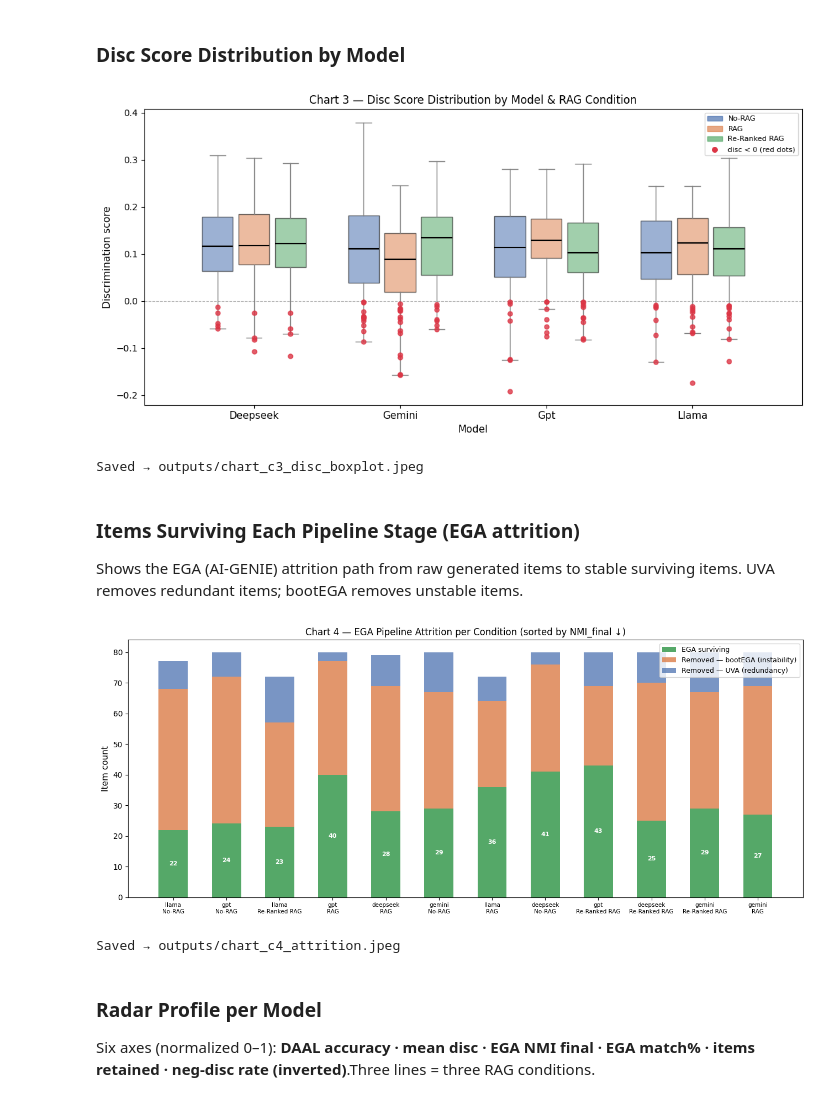
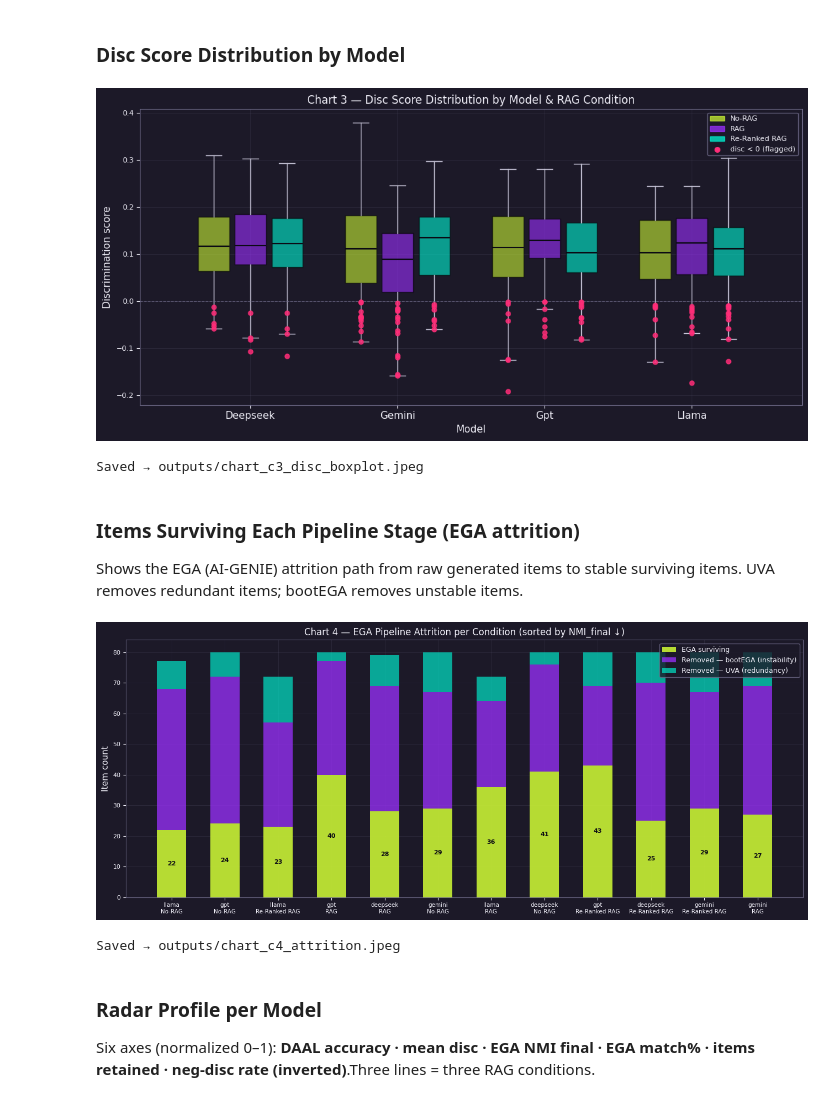
Before and after one commit to Holly-olly/item-forge, a Jupyter notebook: item_forge.ipynb, the cells around one changed output. Cells and saved outputs as stored; diff of their text form; code cells hidden in the pictures.

```diff
--- a/item_forge.ipynb
+++ b/item_forge.ipynb
@@ -324,9 +391,10 @@ EXPECTED_LABELS = {
 }
 
 fig, axes = plt.subplots(len(SCALES), 3, figsize=(18, 5 * len(SCALES)), dpi=150)
+fig.patch.set_facecolor(P['deep'])
 
 for row_i, (scale_name, scale_desc) in enumerate(SCALES.items()):
-    print(f'\n{'='*60}')
+    print(f'\n{"="*60}')
     print(f'Scale: {scale_name}')
     print(f'Query: {scale_desc}')
     results = retrieve_items(scale_desc, k=20)
@@ -342,24 +410,35 @@ for row_i, (scale_name, scale_desc) in enumerate(SCALES.items()):
     print(f'\nPrecision: {precision:.2f} | Recall: {recall:.2f} | F1: {f1:.2f}')
 
     ax_metrics, ax_labels, ax_rank = axes[row_i]
+    for ax in (ax_metrics, ax_labels, ax_rank):
+        ax.set_facecolor(P['deep'])
+        for spine in ax.spines.values(): spine.set_edgecolor(P['slate'])
+        ax.tick_params(colors=P['white'], labelsize=8)
+        ax.xaxis.label.set_color(P['white']); ax.yaxis.label.set_color(P['white'])
+        ax.title.set_color(P['white'])
 
     # Chart 1: Metrics
-    ax_metrics.bar(['Precision', 'Recall', 'F1'], [precision, recall, f1], color=['steelblue','coral','seagreen'])
+    ax_metrics.bar(['Precision', 'Recall', 'F1'], [precision, recall, f1],
+                   color=[P['lime'], P['cyan'], P['violet']], alpha=0.85)
     ax_metrics.set_ylim(0, 1)
     ax_metrics.set_title(f'{scale_name}: Retrieval Metrics')
 
     # Chart 2: Label breakdown
     label_counts = results_df['label'].value_counts()
-    ax_labels.barh(label_counts.index, label_counts.values, color='steelblue')
+    ax_labels.barh(label_counts.index, label_counts.values, color=P['violet'], alpha=0.8)
     ax_labels.set_title(f'{scale_name}: Retrieved Label Breakdown')
 
     # Chart 3: Distance by rank
-    ax_rank.plot(range(1, len(results)+1), results_df['distance'], marker='o')
+    ax_rank.plot(range(1, len(results)+1), results_df['distance'],
+                 marker='o', color=P['cyan'], markerfacecolor=P['magenta'], markersize=5)
     ax_rank.set_xlabel('Rank')
     ax_rank.set_ylabel('L2 Distance')
     ax_rank.set_title(f'{scale_name}: Distance by Rank')
+    ax_rank.grid(color=P['slate'], alpha=0.25, lw=0.5)
 
 plt.tight_layout()
+plt.savefig('retrieval_validation.jpeg', format='jpeg', dpi=150,
+            bbox_inches='tight', facecolor=P['deep'])
 plt.show()
 # %% [output]
 ============================================================
@@ -2204,57 +2367,56 @@ Saved → outputs/chart_c1_daal_vs_nmi.jpeg
 # %% [markdown]
 ### Disc Score Distribution by Model
 # %%
-models   = ["deepseek", "gemini", "gpt", "llama"]
+# rag_colors uses RAG_COLORS from setup (Neural Haze palette)
+models    = ["deepseek", "gemini", "gpt", "llama"]
 rag_conds = ["No-RAG", "RAG", "Re-Ranked RAG"]
-rag_colors = {"No-RAG": "#4C72B0", "RAG": "#DD8452", "Re-Ranked RAG": "#55A868"}
 
 fig, ax = plt.subplots(figsize=(11, 5.5))
+_style(fig, ax)
 
 n_models, n_rag = len(models), len(rag_conds)
 group_width = 0.75
 box_width   = group_width / n_rag * 0.85
-positions, colors_order, labels_order = [], [], []
 
 for mi, model in enumerate(models):
     for ri, rag in enumerate(rag_conds):
         cond_key = f"{model} × {rag}"
         subset   = bank[bank["Condition"] == cond_key]["disc_score"].dropna()
         x_pos    = mi + (ri - 1) * (group_width / n_rag)
-        positions.append(x_pos)
-        colors_order.append(rag_colors[rag])
-        labels_order.append(rag)
 
         bp = ax.boxplot(subset, positions=[x_pos], widths=box_width,
                         patch_artist=True, notch=False,
-                        medianprops=dict(color="black", lw=1.5),
-                        boxprops=dict(facecolor=rag_colors[rag], alpha=0.55),
-                        whiskerprops=dict(color="gray"),
-                        capprops=dict(color="gray"),
+                        medianprops=dict(color=P['void'], lw=1.5),
+                        boxprops=dict(facecolor=RAG_COLORS[rag], alpha=0.6),
+                        whiskerprops=dict(color=P['mist']),
+                        capprops=dict(color=P['mist']),
                         flierprops=dict(marker="", linestyle="none"))
 
-        # Overlay negative disc points in red
+        # Overlay negative disc points
         neg = subset[subset < 0]
         if len(neg):
-            ax.scatter([x_pos]*len(neg), neg, color="#dc3545", s=25, zorder=5,
-                       alpha=0.8, label=None)
+            ax.scatter([x_pos]*len(neg), neg, color=P['magenta'], s=25, zorder=5,
+                       alpha=0.85, label=None)
 
-ax.axhline(0, color="gray", lw=0.8, ls="--", alpha=0.6)
+ax.axhline(0, color=P['slate'], lw=0.8, ls="--", alpha=0.7)
 ax.set_xticks(range(n_models))
 ax.set_xticklabels([m.capitalize() for m in models], fontsize=11)
 ax.set_xlabel("Model", fontsize=11)
 ax.set_ylabel("Discrimination score", fontsize=11)
 ax.set_title("Chart 3 — Disc Score Distribution by Model & RAG Condition", fontsize=12)
 
-leg = [mpatches.Patch(color=rag_colors[r], alpha=0.7, label=r) for r in rag_conds]
-leg.append(plt.scatter([],[], color="#dc3545", s=30, label="disc < 0 (red dots)"))
-ax.legend(handles=leg, fontsize=8, loc="upper right")
+import matplotlib.patches as mpatches
+leg = [mpatches.Patch(color=RAG_COLORS[r], alpha=0.75, label=r) for r in rag_conds]
+leg.append(plt.scatter([],[], color=P['magenta'], s=30, label="disc < 0 (flagged)"))
+ax.legend(handles=leg, fontsize=8, loc="upper right",
+          facecolor=P['deep'], edgecolor=P['slate'], labelcolor=P['white'])
 
 plt.tight_layout()
-plt.savefig("outputs/chart_c3_disc_boxplot.jpeg", dpi=150, bbox_inches="tight")
+plt.savefig("outputs/chart_c3_disc_boxplot.jpeg", dpi=150, bbox_inches="tight", facecolor=P["deep"])
 plt.show()
 print("Saved → outputs/chart_c3_disc_boxplot.jpeg")
 # %% [output]
-[figure, old version]
+[figure, new version]
 Saved → outputs/chart_c3_disc_boxplot.jpeg
 # %% [markdown]
 ### Items Surviving Each Pipeline Stage (EGA attrition)
@@ -2278,31 +2440,36 @@ x = np.arange(len(cond_order))
 w = 0.55
 
 fig, ax = plt.subplots(figsize=(13, 5.5))
+_style(fig, ax)
 
-b_surv = ax.bar(x, survived, w, label="EGA surviving",      color="#55A868", zorder=3)
-b_boot = ax.bar(x, boot_rm,  w, bottom=survived,            label="Removed — bootEGA (instability)",
-                color="#DD8452", alpha=0.85, zorder=3)
+b_surv = ax.bar(x, survived, w, label="EGA surviving",
+                color=P['lime'], alpha=0.9, zorder=3)
+b_boot = ax.bar(x, boot_rm,  w, bottom=survived,
+                label="Removed — bootEGA (instability)",
+                color=P['violet'], alpha=0.75, zorder=3)
 b_uva  = ax.bar(x, uva_rm,   w,
                 bottom=[s+b for s,b in zip(survived, boot_rm)],
-                label="Removed — UVA (redundancy)",  color="#4C72B0", alpha=0.75, zorder=3)
+                label="Removed — UVA (redundancy)",
+                color=P['cyan'], alpha=0.65, zorder=3)
 
 # Annotate surviving count inside bar
 for xi, val in zip(x, survived):
     ax.text(xi, val/2, str(val), ha="center", va="center", fontsize=8,
-            fontweight="bold", color="white")
+            fontweight="bold", color=P['void'])
 
 ax.set_xticks(x)
 ax.set_xticklabels(labels, fontsize=7.5)
 ax.set_ylabel("Item count", fontsize=11)
 ax.set_title("Chart 4 — EGA Pipeline Attrition per Condition (sorted by NMI_final ↓)", fontsize=12)
-ax.legend(fontsize=9, loc="upper right")
+ax.legend(fontsize=9, loc="upper right",
+          facecolor=P["deep"], edgecolor=P["slate"], labelcolor=P["white"])
 
 plt.tight_layout()
-plt.savefig("outputs/chart_c4_attrition.jpeg", dpi=150, bbox_inches="tight")
+plt.savefig("outputs/chart_c4_attrition.jpeg", dpi=150, bbox_inches="tight", facecolor=P["deep"])
 plt.show()
 print("Saved → outputs/chart_c4_attrition.jpeg")
 # %% [output]
-[figure, old version]
+[figure, new version]
 Saved → outputs/chart_c4_attrition.jpeg
 # %% [markdown]
 ### Radar Profile per Model
```
Also changed, not shown: parts of 18 cells of this notebook, 4 other files.
